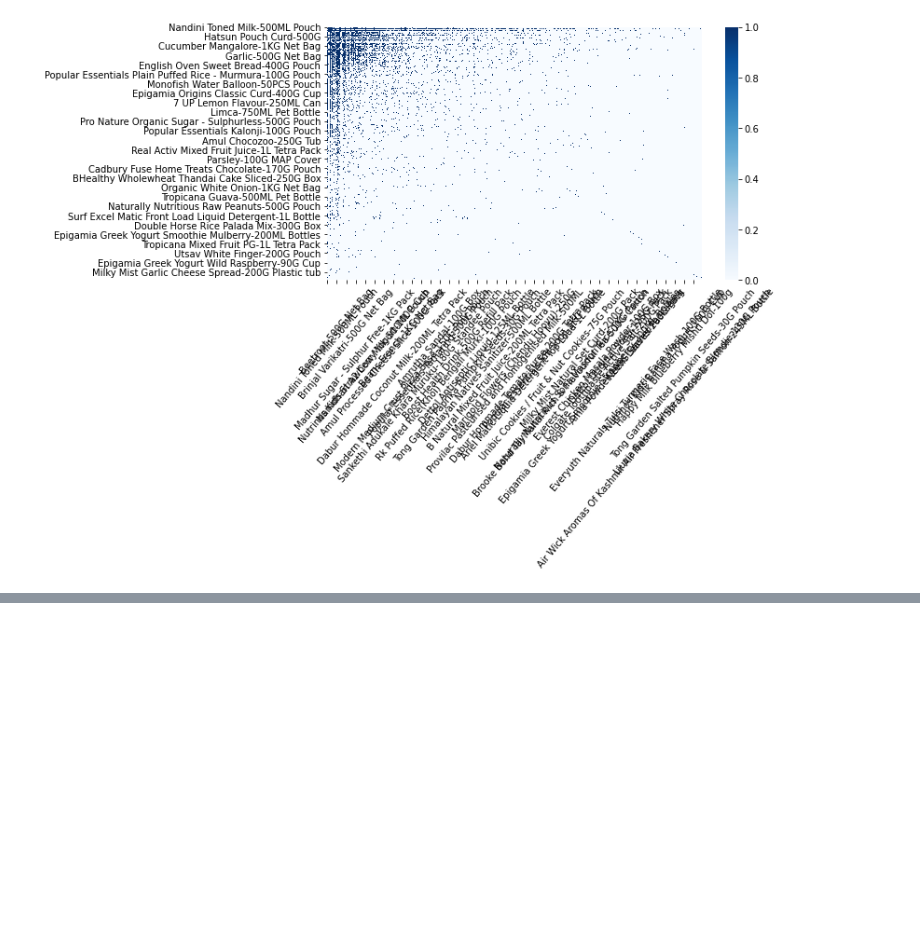
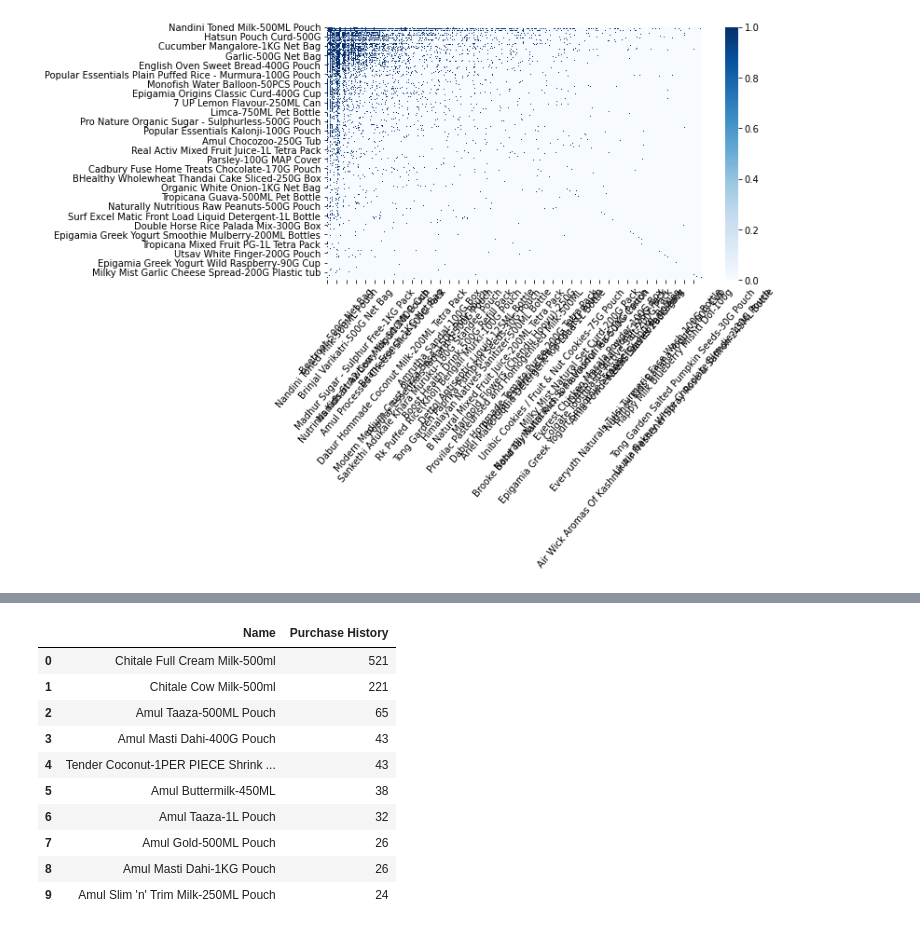
Before and after one commit to maddyrajesh/fth-rbms, a Jupyter notebook: Item-Item.ipynb, the cells around one changed output, grey strips where cells are left out. Drawn from its saved outputs; the diff is of its cells as text; code cells hidden in the pictures; blank space fills up the shorter version.

```diff
--- a/Item-Item.ipynb
+++ b/Item-Item.ipynb
@@ -151,0 +199,18 @@ plt.savefig("heatmap.png", dpi = 300)
+# %%
+Query = 'Chitale Full Cream Milk-1L'
+output = frequent_freq.sort_values(by=[Query],ascending=False)[['Unnamed: 0',
+Query]][1:11]
+output.rename(columns = {'Unnamed: 0':'Name', Query: 'Purchase History'}, inplace = True)
+output.reset_index(drop=True)
+# %% [output]
+|  | Name | Purchase History |
+| 0 | Chitale Full Cream Milk-500ml | 521 |
+| 1 | Chitale Cow Milk-500ml | 221 |
+| 2 | Amul Taaza-500ML Pouch | 65 |
+| 3 | Amul Masti Dahi-400G Pouch | 43 |
+| 4 | Tender Coconut-1PER PIECE Shrink ... | 43 |
+| 5 | Amul Buttermilk-450ML | 38 |
+| 6 | Amul Taaza-1L Pouch | 32 |
+| 7 | Amul Gold-500ML Pouch | 26 |
+| 8 | Amul Masti Dahi-1KG Pouch | 26 |
+| 9 | Amul Slim 'n' Trim Milk-250ML Pouch | 24 |
```
Also changed, not shown: parts of 4 cells of this notebook.
